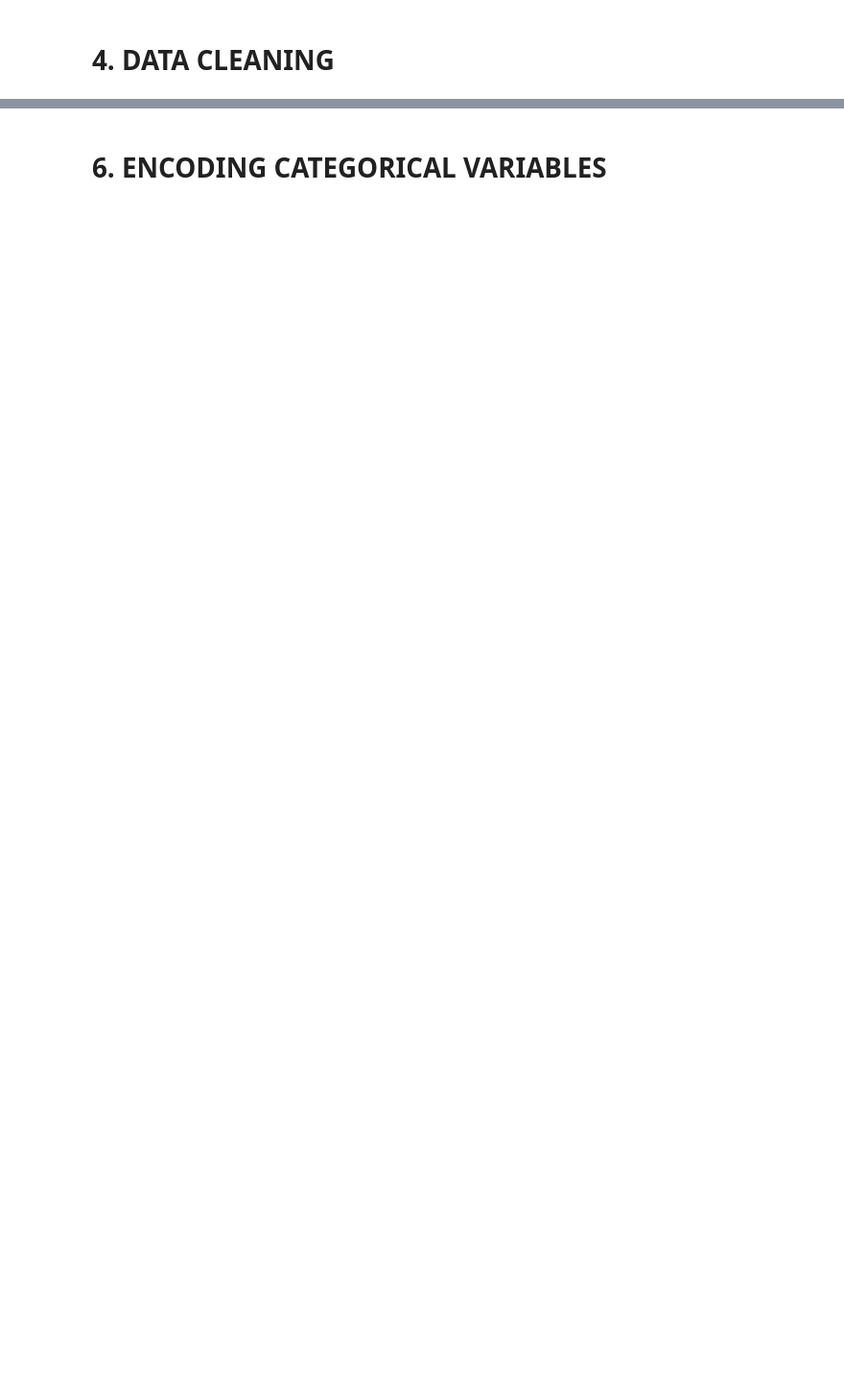
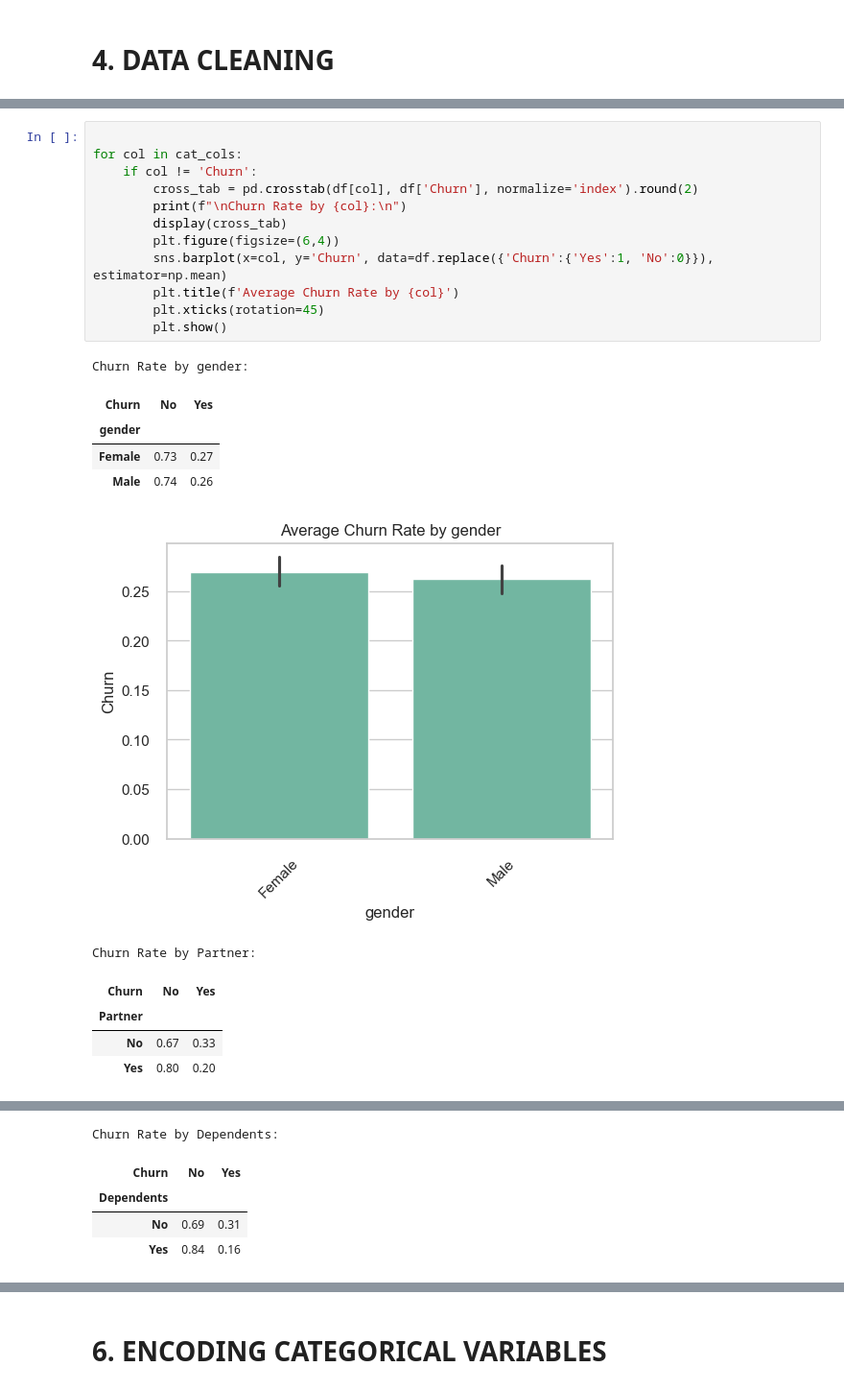
Before and after one commit to priyankadatacodes/telco-customer-churn-analysis, a Jupyter notebook: notebook/TelcoCustomerChurnAnalysis.ipynb, the cells around one changed output, grey strips where cells are left out. Shown at 96% size. Drawn from its saved outputs; the diff is of its cells as text; blank space fills up the shorter version.

```diff
--- a/notebook/TelcoCustomerChurnAnalysis.ipynb
+++ b/notebook/TelcoCustomerChurnAnalysis.ipynb
@@ -83,0 +169,24 @@ plt.show()
+# %%
+
+for col in cat_cols:
+    if col != 'Churn':
+        cross_tab = pd.crosstab(df[col], df['Churn'], normalize='index').round(2)
+        print(f"\nChurn Rate by {col}:\n")
+        display(cross_tab)
+        plt.figure(figsize=(6,4))
+        sns.barplot(x=col, y='Churn', data=df.replace({'Churn':{'Yes':1, 'No':0}}), estimator=np.mean)
+        plt.title(f'Average Churn Rate by {col}')
+        plt.xticks(rotation=45)
+        plt.show()
+# %% [output]
+Churn Rate by gender:
+| Churn | No | Yes |
+| gender |  |  |
+| Female | 0.73 | 0.27 |
+| Male | 0.74 | 0.26 |
+[figure, added]
+Churn Rate by Partner:
+| Churn | No | Yes |
+| Partner |  |  |
+| No | 0.67 | 0.33 |
+| Yes | 0.80 | 0.20 |
@@ -83,0 +194,5 @@ plt.show()
+Churn Rate by Dependents:
+| Churn | No | Yes |
+| Dependents |  |  |
+| No | 0.69 | 0.31 |
+| Yes | 0.84 | 0.16 |
```
Also changed, not shown: parts of 41 cells of this notebook.
